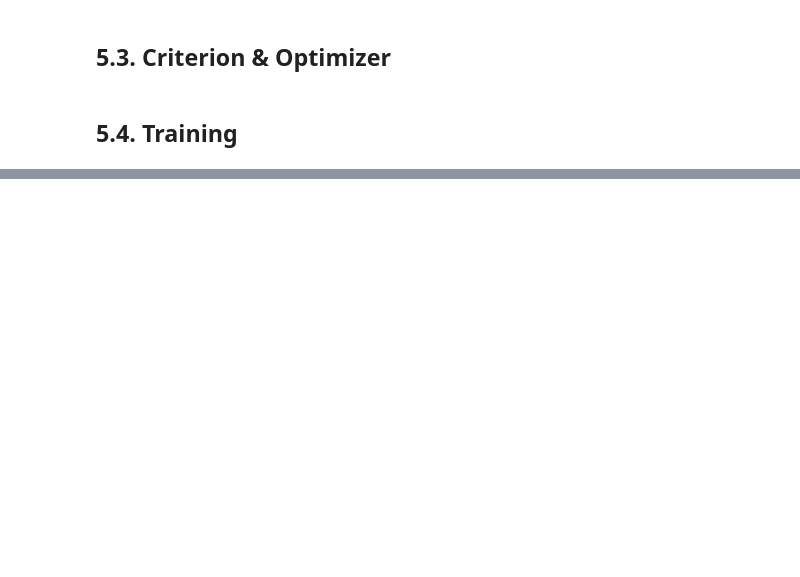
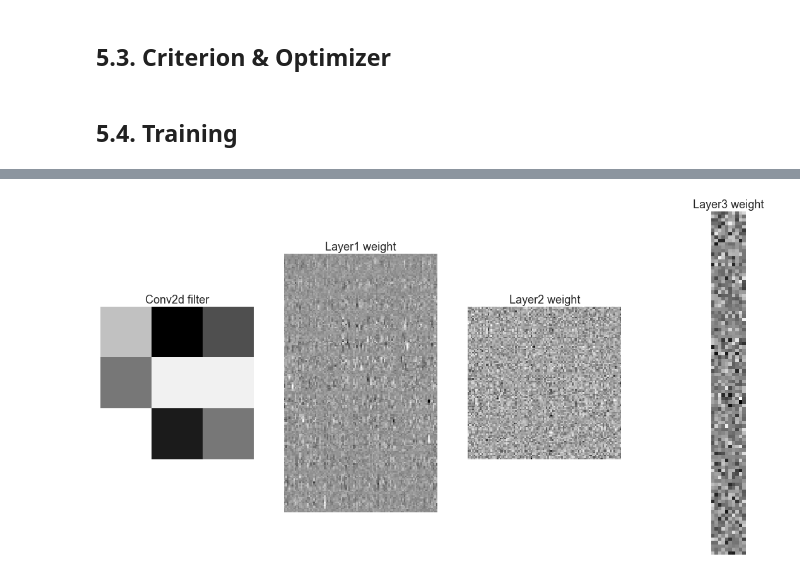
Before and after one commit to arthurdjn/nets, a Jupyter notebook: 2. - Build a CNN with NETS.ipynb, the cells around one changed output, grey strips where cells are left out. Drawn from its saved outputs; the diff is of its cells as text; code cells hidden in the pictures; blank space fills up the shorter version.

```diff
--- a/2. - Build a CNN with NETS.ipynb
+++ b/2. - Build a CNN with NETS.ipynb
@@ -252,0 +252,38 @@ Text(0, 0.5, 'loss')
+# %%
+# Configure the mosaic to display images
+fig = plt.figure(figsize = (20, 10))
+columns = 4
+rows = 1
+
+# Conv2d filter
+fig.add_subplot(rows, columns, 1)
+conv_filter = model._modules['conv'].weight
+plt.imshow(conv_filter.numpy().reshape(3, 3))
+plt.title('Conv2d filter')
+plt.axis('off')
+
+# Linear1 weight
+fig.add_subplot(rows, columns, 2)
+layer1_weightr = model._modules['layer1'].weight
+plt.imshow(layer1_weightr.numpy())
+plt.title('Layer1 weight')
+plt.axis('off')
+
+# Linear2 weight
+fig.add_subplot(rows, columns, 3)
+layer1_weightr = model._modules['layer2'].weight
+plt.imshow(layer1_weightr.numpy())
+plt.title('Layer2 weight')
+plt.axis('off')
+
+# Linear3 weight
+fig.add_subplot(rows, columns, 4)
+layer1_weightr = model._modules['layer3'].weight
+plt.imshow(layer1_weightr.numpy())
+plt.title('Layer3 weight')
+plt.axis('off')
+
+# Render
+plt.show()
+# %% [output]
+[figure, added]
```
Also changed, not shown: parts of 4 cells of this notebook, 6 other files.
